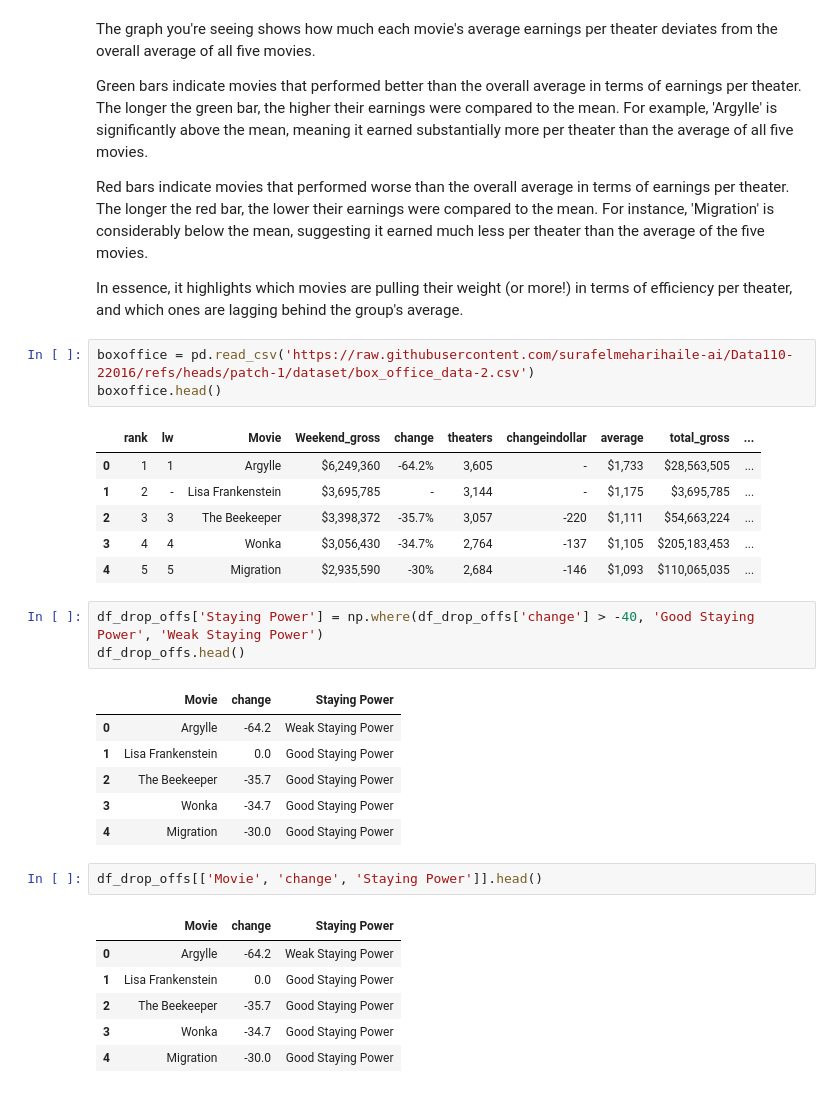
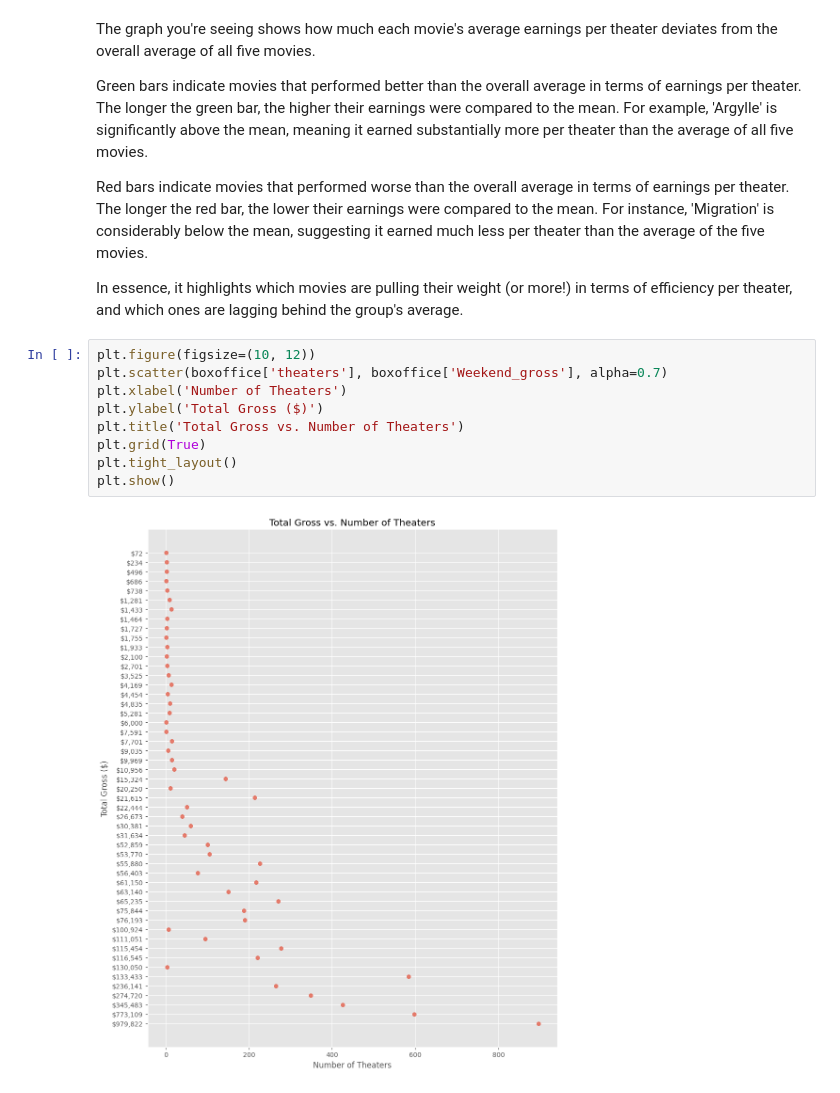
Before and after one commit to surafelmeharihaile-ai/Data110, a Jupyter notebook: Project_1___Surafel_Haile_.ipynb, the cells around one changed output. Cells and saved outputs as stored; diff of their text form.

```diff
--- a/Project_1___Surafel_Haile_.ipynb
+++ b/Project_1___Surafel_Haile_.ipynb
@@ -54,32 +54,14 @@ Green bars indicate movies that performed better than the overall average in ter
 Red bars indicate movies that performed worse than the overall average in terms of earnings per theater. The longer the red bar, the lower their earnings were compared to the mean. For instance, 'Migration' is considerably below the mean, suggesting it earned much less per theater than the average of the five movies.
 
 In essence, it highlights which movies are pulling their weight (or more!) in terms of efficiency per theater, and which ones are lagging behind the group's average.
-# %%
-boxoffice = pd.read_csv('https://raw.githubusercontent.com/surafelmeharihaile-ai/Data110-22016/refs/heads/patch-1/dataset/box_office_data-2.csv')
-boxoffice.head()
-# %% [output]
-|  | rank | lw | Movie | Weekend_gross | change | theaters | changeindollar | average | total_gross | ... |
-| 0 | 1 | 1 | Argylle | $6,249,360 | -64.2% | 3,605 | - | $1,733 | $28,563,505 | ... |
-| 1 | 2 | - | Lisa Frankenstein | $3,695,785 | - | 3,144 | - | $1,175 | $3,695,785 | ... |
-| 2 | 3 | 3 | The Beekeeper | $3,398,372 | -35.7% | 3,057 | -220 | $1,111 | $54,663,224 | ... |
-| 3 | 4 | 4 | Wonka | $3,056,430 | -34.7% | 2,764 | -137 | $1,105 | $205,183,453 | ... |
-| 4 | 5 | 5 | Migration | $2,935,590 | -30% | 2,684 | -146 | $1,093 | $110,065,035 | ... |
-# %%
-df_drop_offs['Staying Power'] = np.where(df_drop_offs['change'] > -40, 'Good Staying Power', 'Weak Staying Power')
-df_drop_offs.head()
-# %% [output]
-|  | Movie | change | Staying Power |
-| 0 | Argylle | -64.2 | Weak Staying Power |
-| 1 | Lisa Frankenstein | 0.0 | Good Staying Power |
-| 2 | The Beekeeper | -35.7 | Good Staying Power |
-| 3 | Wonka | -34.7 | Good Staying Power |
-| 4 | Migration | -30.0 | Good Staying Power |
-# %%
-df_drop_offs[['Movie', 'change', 'Staying Power']].head()
-# %% [output]
-|  | Movie | change | Staying Power |
-| 0 | Argylle | -64.2 | Weak Staying Power |
-| 1 | Lisa Frankenstein | 0.0 | Good Staying Power |
-| 2 | The Beekeeper | -35.7 | Good Staying Power |
-| 3 | Wonka | -34.7 | Good Staying Power |
-| 4 | Migration | -30.0 | Good Staying Power |
+# %%
+plt.figure(figsize=(10, 12))
+plt.scatter(boxoffice['theaters'], boxoffice['Weekend_gross'], alpha=0.7)
+plt.xlabel('Number of Theaters')
+plt.ylabel('Total Gross ($)')
+plt.title('Total Gross vs. Number of Theaters')
+plt.grid(True)
+plt.tight_layout()
+plt.show()
+# %% [output]
+[figure, added]
```
Also changed, not shown: parts of 1 cell of this notebook.
